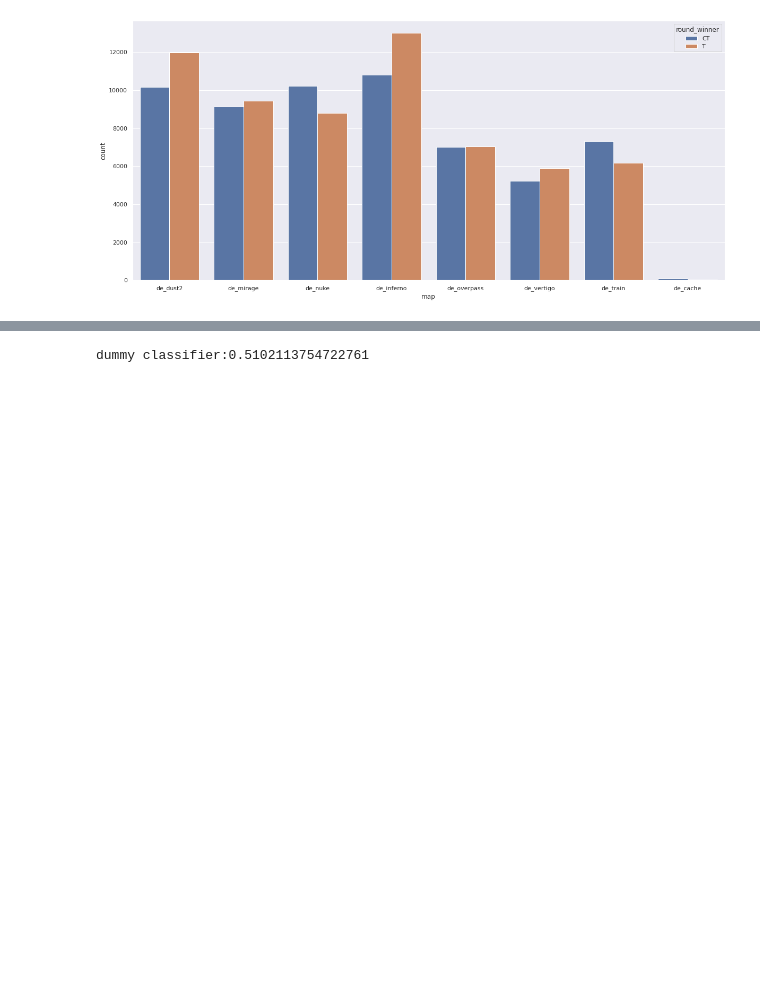
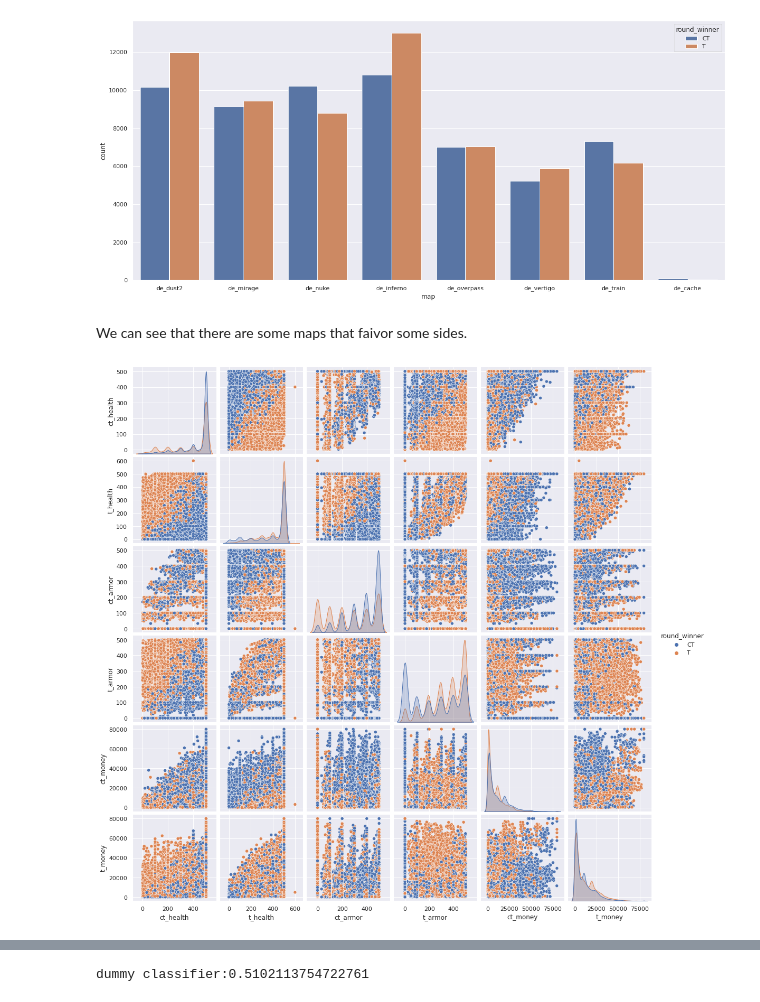
Before and after one commit to Daniel-Ros/DataScienceIFinalWork, a Jupyter notebook: classification.ipynb, the cells around one changed output, grey strips where cells are left out. Drawn from its saved outputs; the diff is of its cells as text; code cells hidden in the pictures; blank space fills up the shorter version.

```diff
--- a/classification.ipynb
+++ b/classification.ipynb
@@ -99,8 +111,12 @@ sns.countplot(x="map",hue="round_winner",data=df)
 # %% [output]
 <AxesSubplot:xlabel='map', ylabel='count'>
 [figure]
+# %% [markdown]
+We can see that there are some maps that faivor some sides.
 # %%
-sns.pairplot(df,vars=["ct_health","t_health" ,"ct_armor" ,"t_armor"  ,"ct_money" ,"t_money" ])
+sns.pairplot(df,vars=["ct_health","t_health" ,"ct_armor" ,"t_armor"  ,"ct_money" ,"t_money"],hue="round_winner");
+# %% [output]
+[figure, added]
 # %%
 df.hist(figsize=(30,30));
 # %% [output]
```
Also changed, not shown: parts of 16 cells of this notebook, 1 other file.
